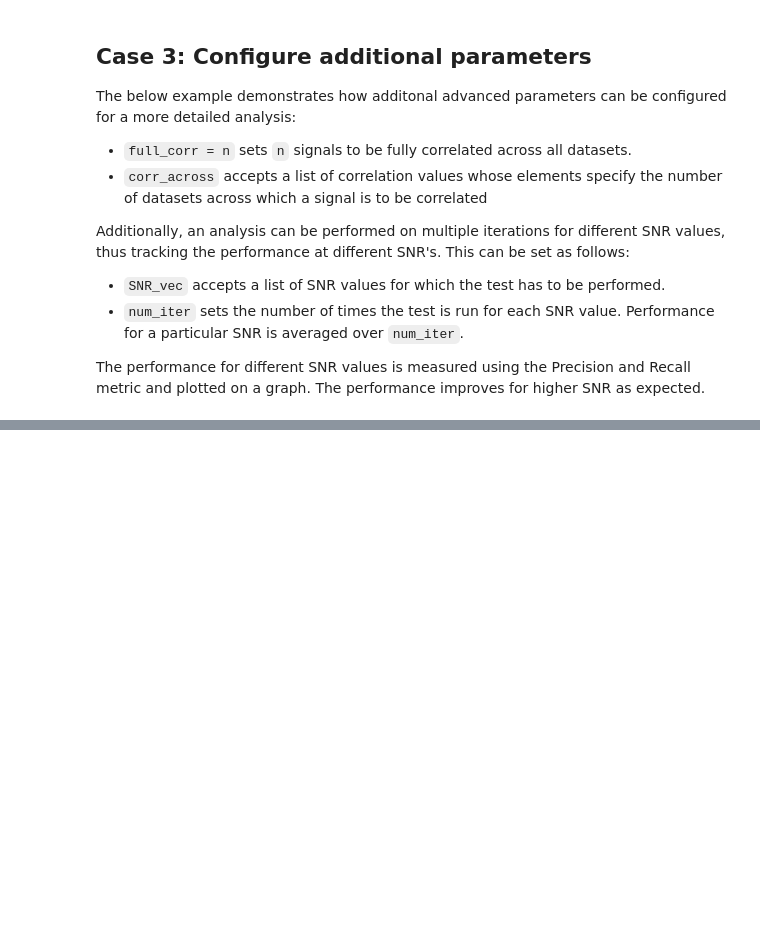
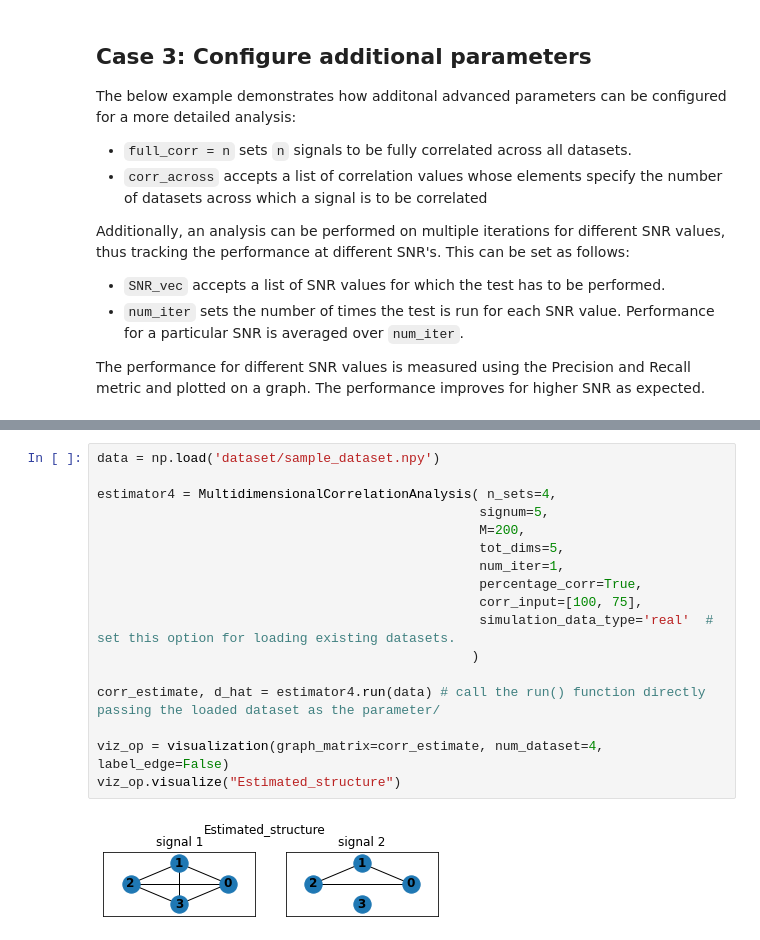
Before and after one commit to praneeth-b/Correlation-Analysis-in-High-Dimensional-Data, a Jupyter notebook: multipleDatasets/examples/example.py.ipynb, the cells around one changed output, grey strips where cells are left out. Cells and saved outputs as stored; diff of their text form; blank space fills up the shorter version.

```diff
--- a/multipleDatasets/examples/example.py.ipynb
+++ b/multipleDatasets/examples/example.py.ipynb
@@ -132,0 +145,19 @@ iteration =  2
+# %%
+data = np.load('dataset/sample_dataset.npy')
+
+estimator4 = MultidimensionalCorrelationAnalysis( n_sets=4,
+                                                 signum=5,
+                                                 M=200,
+                                                 tot_dims=5,
+                                                 num_iter=1,
+                                                 percentage_corr=True,
+                                                 corr_input=[100, 75],
+                                                 simulation_data_type='real'  # set this option for loading existing datasets.
+                                                )
+
+corr_estimate, d_hat = estimator4.run(data) # call the run() function directly passing the loaded dataset as the parameter/
+
+viz_op = visualization(graph_matrix=corr_estimate, num_dataset=4, label_edge=False)
+viz_op.visualize("Estimated_structure")
+# %% [output]
+[figure, added]
```
Also changed, not shown: parts of 5 cells of this notebook, 3 other files.
